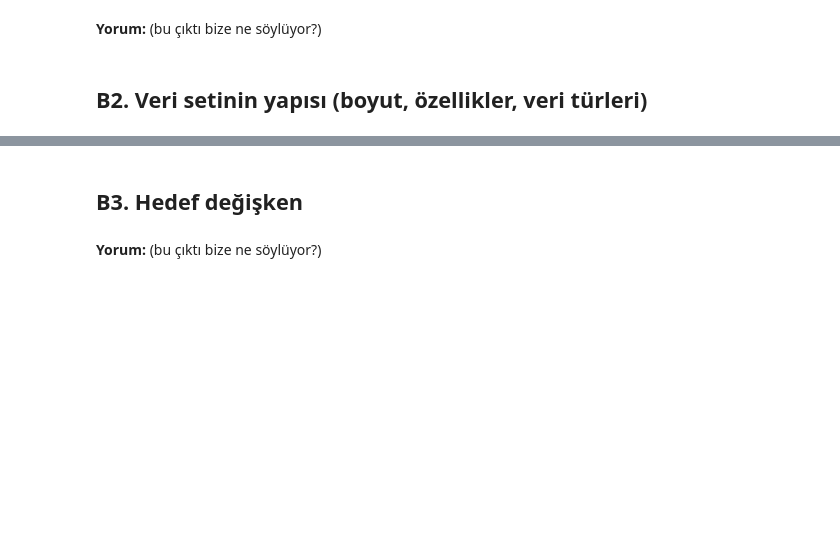
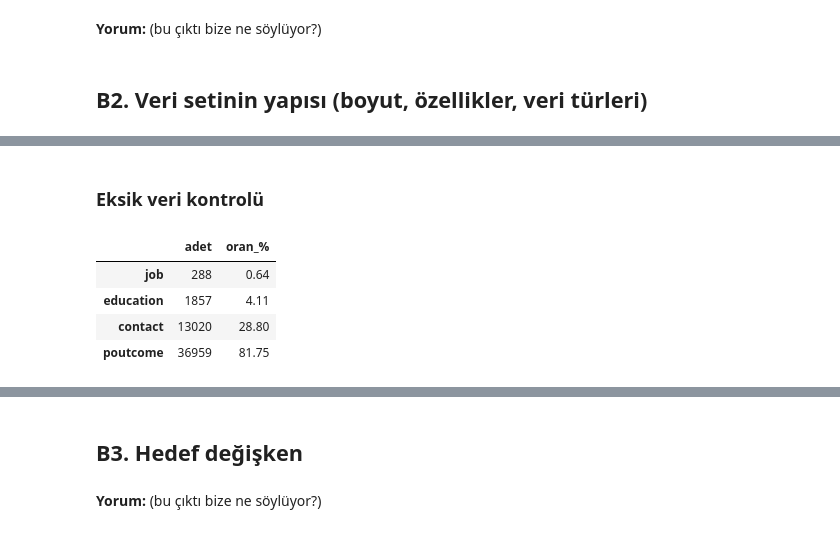
Before and after one commit to zeyneppbaran/ml-proje, a Jupyter notebook: notebooks/01_veri_tanitimi.ipynb, the cells around one changed output, grey strips where cells are left out. Drawn from its saved outputs; the diff is of its cells as text; code cells hidden in the pictures; blank space fills up the shorter version.

```diff
--- a/notebooks/01_veri_tanitimi.ipynb
+++ b/notebooks/01_veri_tanitimi.ipynb
@@ -47,0 +171,13 @@ df.head()
+# %% [markdown]
+### Eksik veri kontrolü
+# %%
+# 1. Standart NaN kontrolü
+eksik = df.isna().sum()
+eksik_oran = df.isna().mean() * 100
+display(pd.DataFrame({"adet": eksik, "oran_%": eksik_oran.round(2)})[eksik>0])
+# %% [output]
+|  | adet | oran_% |
+| job | 288 | 0.64 |
+| education | 1857 | 4.11 |
+| contact | 13020 | 28.80 |
+| poutcome | 36959 | 81.75 |
```
Also changed, not shown: parts of 15 cells of this notebook.
